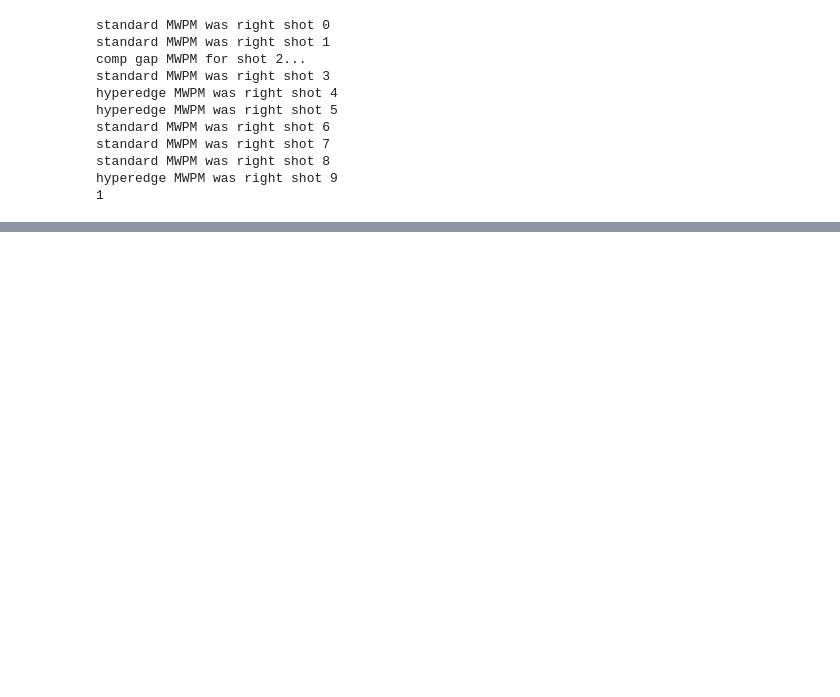
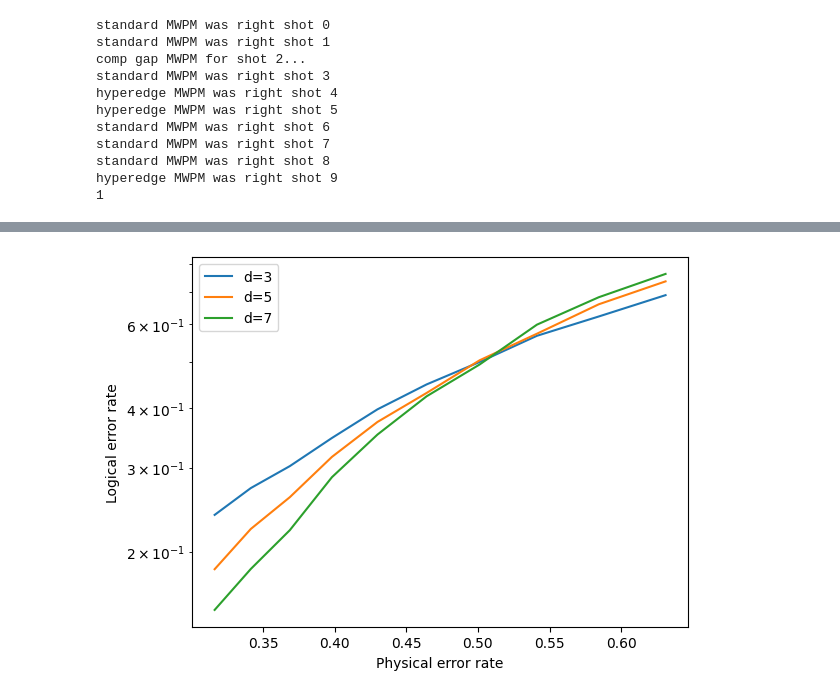
Before and after one commit to acatspirit/correlated_error_biased_noise, a Jupyter notebook: surface_code_circuit_scratch.ipynb, the cells around one changed output, grey strips where cells are left out. Drawn from its saved outputs; the diff is of its cells as text; code cells hidden in the pictures; blank space fills up the shorter version.

Commit message:
ready to take data range near thresholds pycorr, used chatgpt for handwriting recognition

```diff
--- a/surface_code_circuit_scratch.ipynb
+++ b/surface_code_circuit_scratch.ipynb
@@ -3777,0 +3804,5 @@ hyperedge MWPM was right shot 9
+# %%
+def logical_error(logical_operator, prediction, noise):
+    pred_logical=prediction@logical_operator%2
+    actual_logical=noise@logical_operator%2
+    return pred_logical != actual_logical
@@ -3777,0 +3855,36 @@ hyperedge MWPM was right shot 9
+# %%
+d_list = [3,5,7]
+p_list = np.logspace(-0.5,-0.2,10)
+num_shots = 10_000
+lers_by_d = []
+
+for d in d_list:
+    H = rep_code_d_n(d)
+    matching = Matching.from_check_matrix(H)
+    log_operator = np.ones(d)
+    lers = []
+    for p in p_list:
+        noise = get_data_qubit_noise(p,d,num_shots=num_shots)
+        syndrome = noise@H.T%2
+        predictions = matching.decode_batch(syndrome)
+        lers.append(np.sum(logical_error(log_operator, predictions, noise))/num_shots)
+    lers_by_d.append(lers)
+# %%
+import matplotlib.pyplot as plt
+%matplotlib inline
+
+
+plt.figure()
+
+for i in range(len(d_list)):
+    d = d_list[i]
+    plt.plot(p_list, lers_by_d[i], label=f"d={d}")
+
+
+plt.yscale("log")
+plt.xlabel("Physical error rate")
+plt.ylabel("Logical error rate")
+plt.legend(loc=0);
+plt.show()
+# %% [output]
+[figure, added]
```
Also changed, not shown: parts of 7 cells of this notebook, 25 other files.
